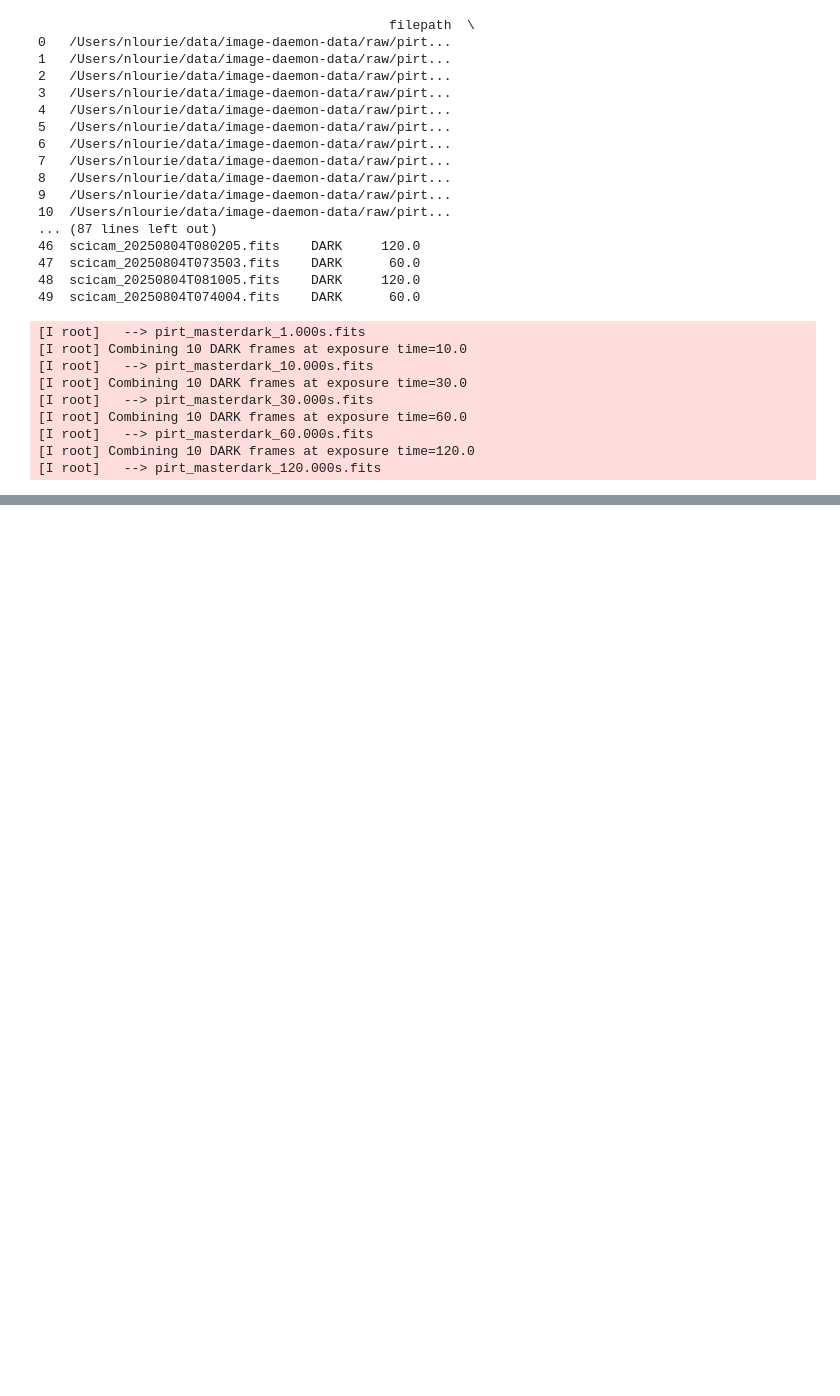
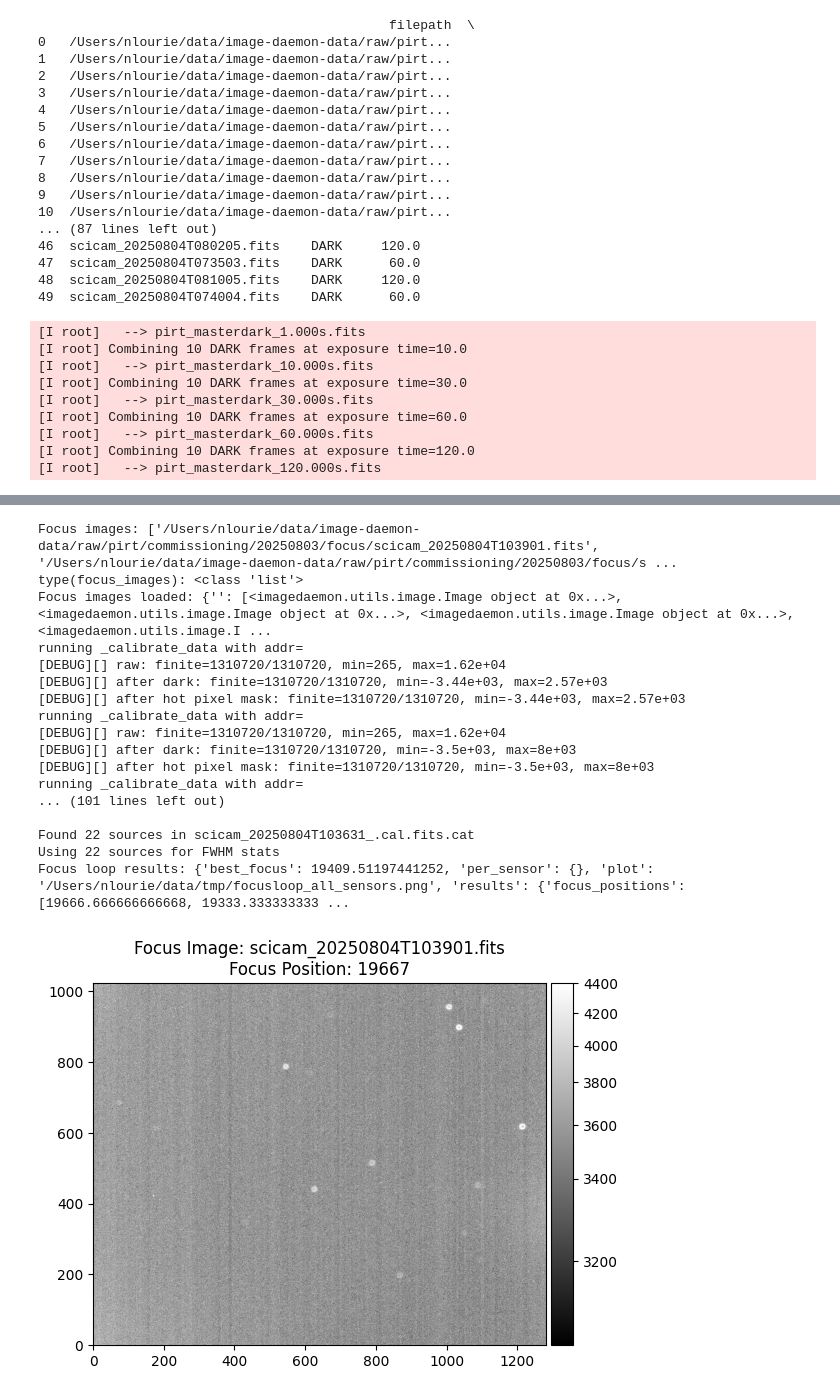
Before and after one commit to winter-telescope/winter-image-daemon, a Jupyter notebook: imagedaemon/notebooks/pirt_pipeline_example.ipynb, the cells around one changed output, grey strips where cells are left out. Drawn from its saved outputs; the diff is of its cells as text; code cells hidden in the pictures; blank space fills up the shorter version.

Commit message:
updates with pirt camera

```diff
--- a/imagedaemon/notebooks/pirt_pipeline_example.ipynb
+++ b/imagedaemon/notebooks/pirt_pipeline_example.ipynb
@@ -142,31 +136,51 @@ from glob import glob
 focus_dir = os.path.join(os.path.expanduser("~"), "data", "image-daemon-data",
                         "raw", "pirt",
                         "commissioning", "20250803", "focus")
 focus_images = glob(os.path.join(focus_dir, "*.fits"))
 
 # plot one
 img = Image(focus_images[0])
 img.plot_image(title = f"Focus Image: {img.filename}\nFocus Position: {img.header['FOCPOS']:.0f}",)
 
 print(f"Focus images: {focus_images}")
 print(f"type(focus_images): {type(focus_images)}")
 res = pirt._load_focus_images(focus_images)
 print(f"Focus images loaded: {res}")
 # calibrate all the focus images
 focus_calibrated = pirt.calibrate_for_focus(
     image_paths = focus_images,
     out_dir = os.path.join(os.path.expanduser("~"), "data", "tmp"),
 )
 
 print(f"Focus calibrated images: {focus_calibrated}")
 
 # now try for a focus loop
 
 results = pirt.run_focus_loop(image_list = focus_images,
                                    addrs = None,
-                                   output_dir = None)
+                                   output_dir = os.path.join(os.path.expanduser("~"), "data", "tmp"),
+)
 
 print(f"Focus loop results: {results}")
 
 # plot the first one
 #focus_calibrated[0].plot_image(f"First Focus Calibrated Image: {focus_calibrated[0].filename}",)
+# %% [output]
+Focus images: ['/Users/nlourie/data/image-daemon-data/raw/pirt/commissioning/20250803/focus/scicam_20250804T103901.fits', '/Users/nlourie/data/image-daemon-data/raw/pirt/commissioning/20250803/focus/s ...
+type(focus_images): <class 'list'>
+Focus images loaded: {'': [<imagedaemon.utils.image.Image object at 0x...>, <imagedaemon.utils.image.Image object at 0x...>, <imagedaemon.utils.image.Image object at 0x...>, <imagedaemon.utils.image.I ...
+running _calibrate_data with addr=
+[DEBUG][] raw: finite=1310720/1310720, min=265, max=1.62e+04
+[DEBUG][] after dark: finite=1310720/1310720, min=-3.44e+03, max=2.57e+03
+[DEBUG][] after hot pixel mask: finite=1310720/1310720, min=-3.44e+03, max=2.57e+03
+running _calibrate_data with addr=
+[DEBUG][] raw: finite=1310720/1310720, min=265, max=1.62e+04
+[DEBUG][] after dark: finite=1310720/1310720, min=-3.5e+03, max=8e+03
+[DEBUG][] after hot pixel mask: finite=1310720/1310720, min=-3.5e+03, max=8e+03
+running _calibrate_data with addr=
+... (101 lines left out)
+
+Found 22 sources in scicam_20250804T103631_.cal.fits.cat
+Using 22 sources for FWHM stats
+Focus loop results: {'best_focus': 19409.51197441252, 'per_sensor': {}, 'plot': '/Users/nlourie/data/tmp/focusloop_all_sensors.png', 'results': {'focus_positions': [19666.666666666668, 19333.333333333 ...
+[figure, added]
```
Also changed, not shown: parts of 2 cells of this notebook, 1 other file.
